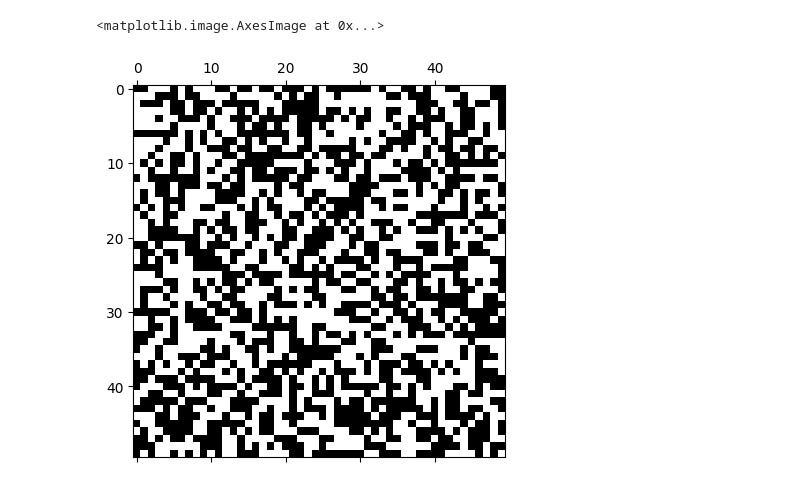
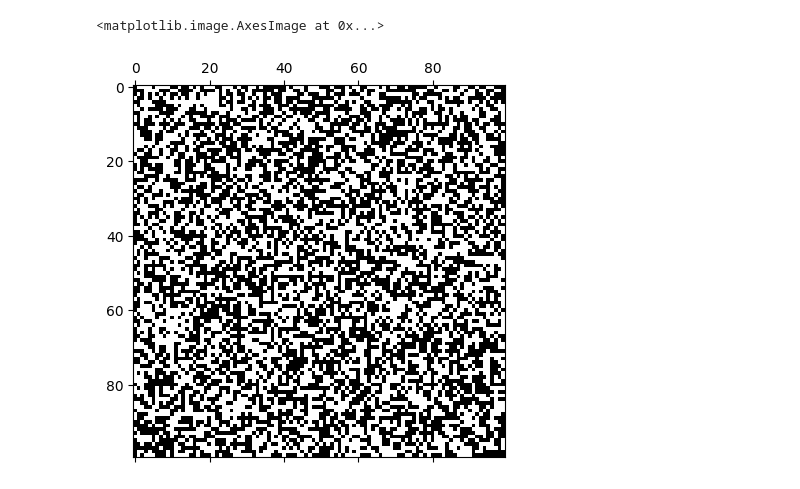
Before and after one commit to alexburg14/Ising-Model, a Jupyter notebook: first_test.ipynb, the cells around one changed output. Drawn from its saved outputs; the diff is of its cells as text; code cells hidden in the pictures.

```diff
--- a/first_test.ipynb
+++ b/first_test.ipynb
@@ -37,10 +36,10 @@ def Hamiltonian_Monte_carlo(grid,temperature):
 # %%
-length_test = 50
+length_test = 100
 fbf = generate_grid(length_test)
 
 #plot the grid, where 1 is white and -1 is black
 plt.matshow(fbf,cmap='gray')
 # %% [output]
 <matplotlib.image.AxesImage at 0x...>
-[figure, old version]
+[figure, new version]
 # %%
```
Also changed, not shown: parts of 5 cells of this notebook, 31 other files.
